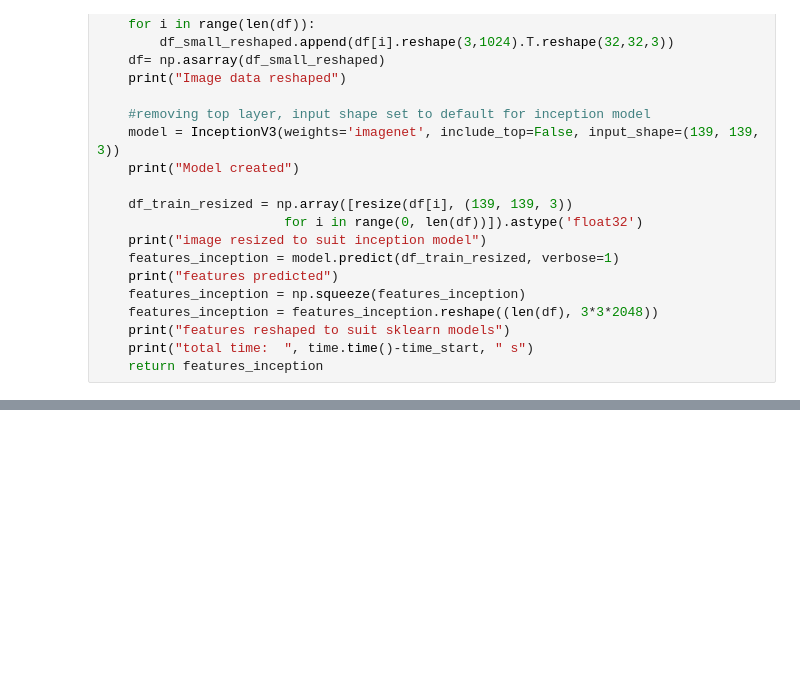
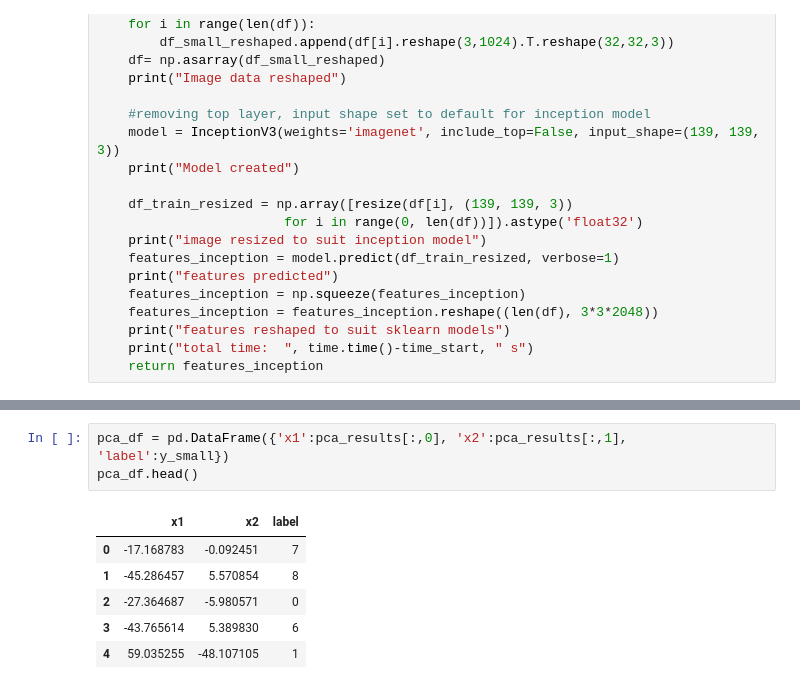
Before and after one commit to kmatusz/cifar10, a Jupyter notebook: cifar-analysis.ipynb, the cells around one changed output, grey strips where cells are left out. Drawn from its saved outputs; the diff is of its cells as text; blank space fills up the shorter version.

```diff
--- a/cifar-analysis.ipynb
+++ b/cifar-analysis.ipynb
@@ -111,0 +474,10 @@ def preprocess_inception (df): #function for generating CNN from image data
+# %%
+pca_df = pd.DataFrame({'x1':pca_results[:,0], 'x2':pca_results[:,1], 'label':y_small})
+pca_df.head()
+# %% [output]
+|  | x1 | x2 | label |
+| 0 | -17.168783 | -0.092451 | 7 |
+| 1 | -45.286457 | 5.570854 | 8 |
+| 2 | -27.364687 | -5.980571 | 0 |
+| 3 | -43.765614 | 5.389830 | 6 |
+| 4 | 59.035255 | -48.107105 | 1 |
```
Also changed, not shown: parts of 54 cells of this notebook.
